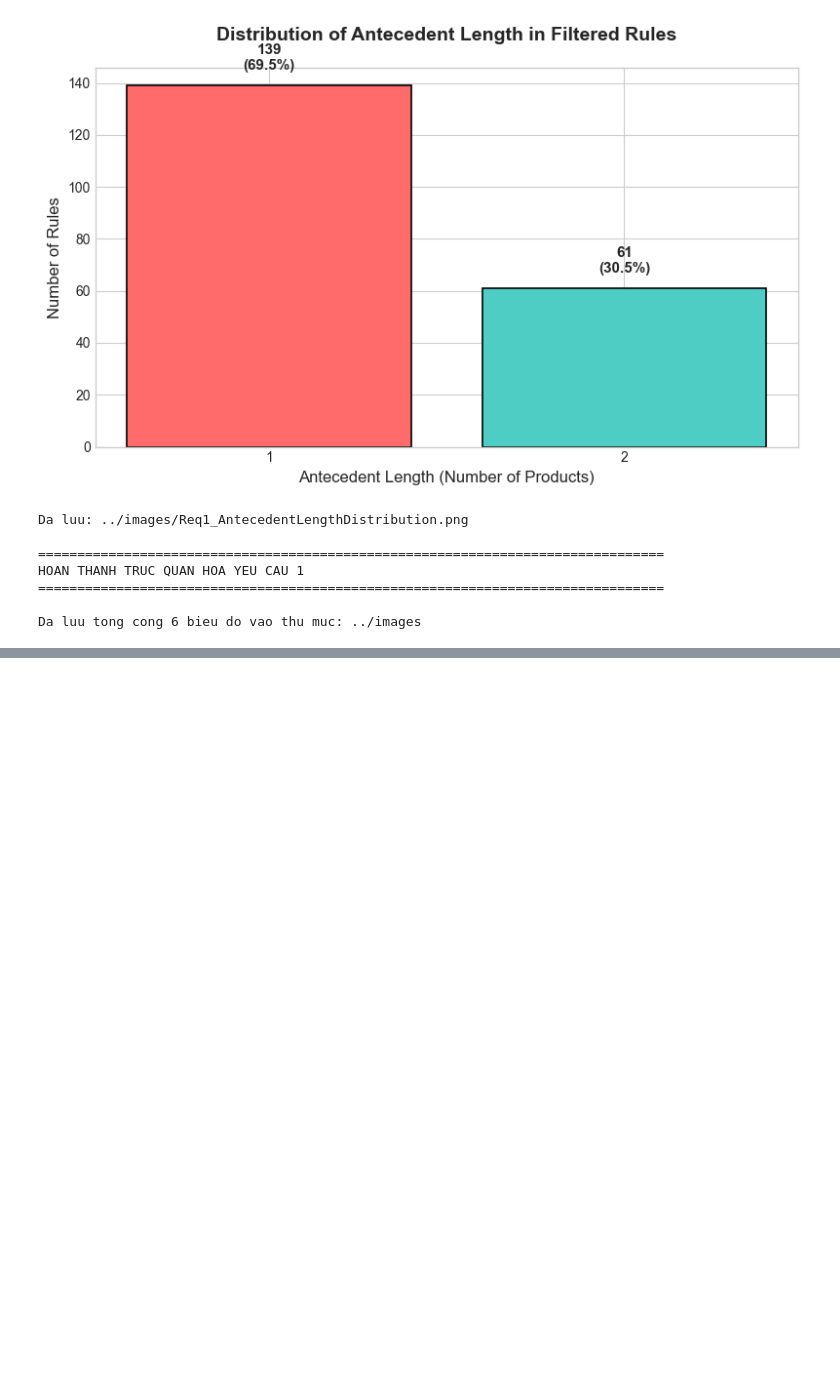
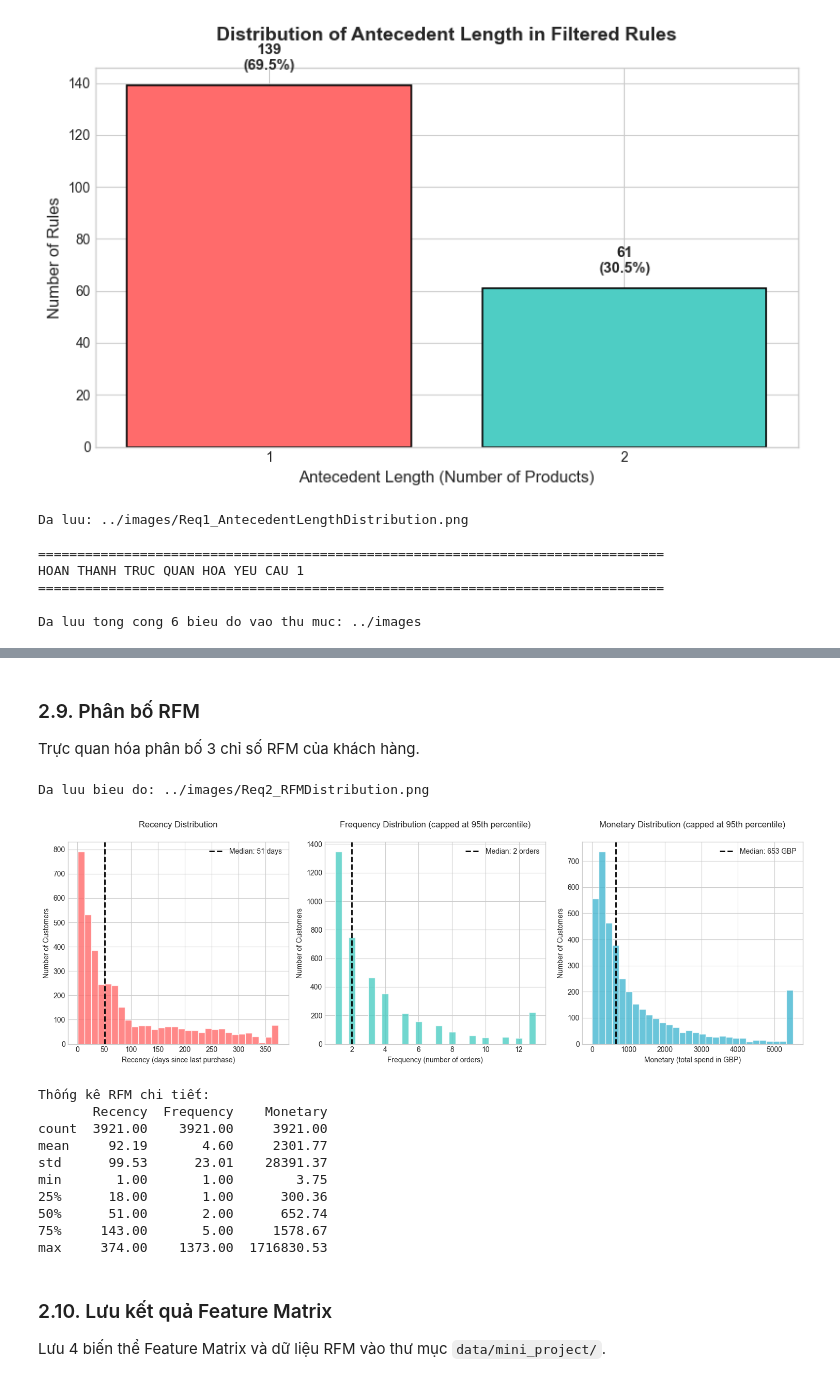
Before and after one commit to ThanhTung-KHMT-1701/ShopCluster, a Jupyter notebook: notebooks/ShopCluster.ipynb, the cells around one changed output, grey strips where cells are left out. Saved outputs shown, nothing was run; the diff lists cells and outputs as text; code cells hidden in the pictures; blank space fills up the shorter version.

```diff
--- a/notebooks/ShopCluster.ipynb
+++ b/notebooks/ShopCluster.ipynb
@@ -1017,0 +1652,77 @@ Da luu tong cong 6 bieu do vao thu muc: ../images
+# %% [markdown]
+### 2.9. Phân bố RFM
+
+Trực quan hóa phân bố 3 chỉ số RFM của khách hàng.
+# %%
+# =============================================================================
+# 2.9. PHÂN BỐ RFM
+# =============================================================================
+
+fig, axes = plt.subplots(1, 3, figsize=(15, 5))
+
+# Màu sắc
+colors_rfm = ['#FF6B6B', '#4ECDC4', '#45B7D1']
+
+# --- Recency ---
+ax1 = axes[0]
+ax1.hist(rfm_df['Recency'], bins=30, color=colors_rfm[0], edgecolor='white', alpha=0.8)
+ax1.axvline(rfm_df['Recency'].median(), color='black', linestyle='--', linewidth=2,
+            label=f'Median: {rfm_df["Recency"].median():.0f} days')
+ax1.set_title('Recency Distribution', fontsize=12, pad=20)
+ax1.set_xlabel('Recency (days since last purchase)')
+ax1.set_ylabel('Number of Customers')
+ax1.legend()
+
+# --- Frequency ---
+ax2 = axes[1]
+# Giới hạn để dễ nhìn (loại outliers)
+freq_cap = rfm_df['Frequency'].quantile(0.95)
+ax2.hist(rfm_df['Frequency'].clip(upper=freq_cap), bins=30, color=colors_rfm[1], edgecolor='white', alpha=0.8)
+ax2.axvline(rfm_df['Frequency'].median(), color='black', linestyle='--', linewidth=2,
+            label=f'Median: {rfm_df["Frequency"].median():.0f} orders')
+ax2.set_title('Frequency Distribution (capped at 95th percentile)', fontsize=12, pad=20)
+ax2.set_xlabel('Frequency (number of orders)')
+ax2.set_ylabel('Number of Customers')
+ax2.legend()
+
+# --- Monetary ---
+ax3 = axes[2]
+# Giới hạn để dễ nhìn (loại outliers)
+mon_cap = rfm_df['Monetary'].quantile(0.95)
+ax3.hist(rfm_df['Monetary'].clip(upper=mon_cap), bins=30, color=colors_rfm[2], edgecolor='white', alpha=0.8)
+ax3.axvline(rfm_df['Monetary'].median(), color='black', linestyle='--', linewidth=2,
+            label=f'Median: {rfm_df["Monetary"].median():.0f} GBP')
+ax3.set_title('Monetary Distribution (capped at 95th percentile)', fontsize=12, pad=20)
+ax3.set_xlabel('Monetary (total spend in GBP)')
+ax3.set_ylabel('Number of Customers')
+ax3.legend()
+
+plt.tight_layout()
+
+# Lưu biểu đồ
+plt.savefig(f'{IMAGES_DIR}/Req2_RFMDistribution.png', dpi=150, bbox_inches='tight',
+            facecolor='white', edgecolor='none')
+print(f"Da luu bieu do: {IMAGES_DIR}/Req2_RFMDistribution.png")
+
+plt.show()
+
+# Thống kê RFM
+print("\nThống kê RFM chi tiết:")
+print(rfm_df[['Recency', 'Frequency', 'Monetary']].describe().round(2))
+# %% [output]
+Da luu bieu do: ../images/Req2_RFMDistribution.png
+[figure, added]
+Thống kê RFM chi tiết:
+       Recency  Frequency    Monetary
+count  3921.00    3921.00     3921.00
+mean     92.19       4.60     2301.77
+std      99.53      23.01    28391.37
+min       1.00       1.00        3.75
+25%      18.00       1.00      300.36
+50%      51.00       2.00      652.74
+75%     143.00       5.00     1578.67
+max     374.00    1373.00  1716830.53
+# %% [markdown]
+### 2.10. Lưu kết quả Feature Matrix
+
+Lưu 4 biến thể Feature Matrix và dữ liệu RFM vào thư mục `data/mini_project/`.
```
Also changed, not shown: parts of 22 cells of this notebook, 10 other files.
